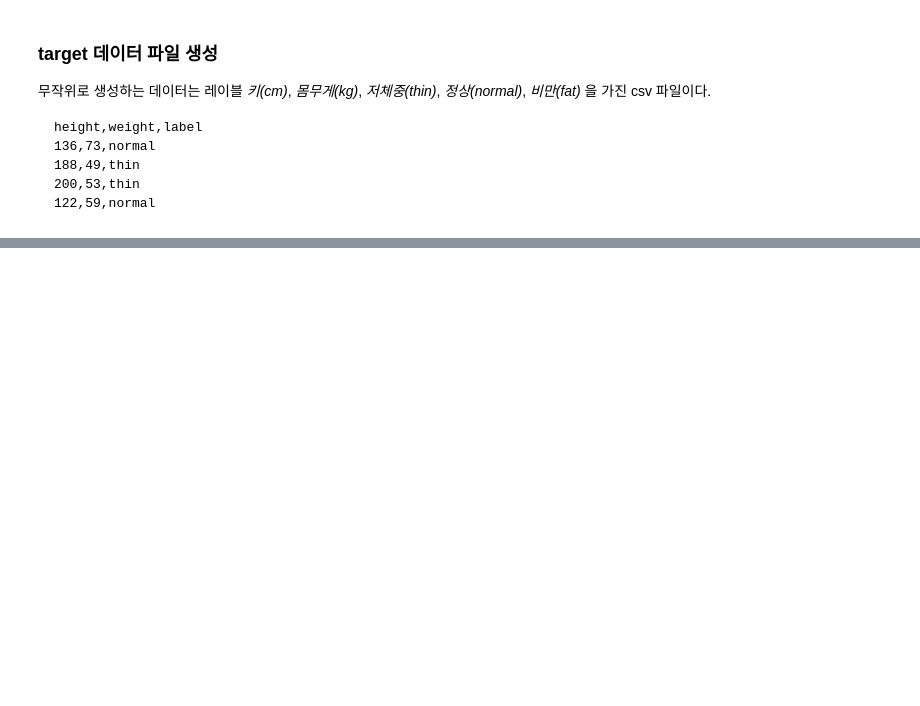
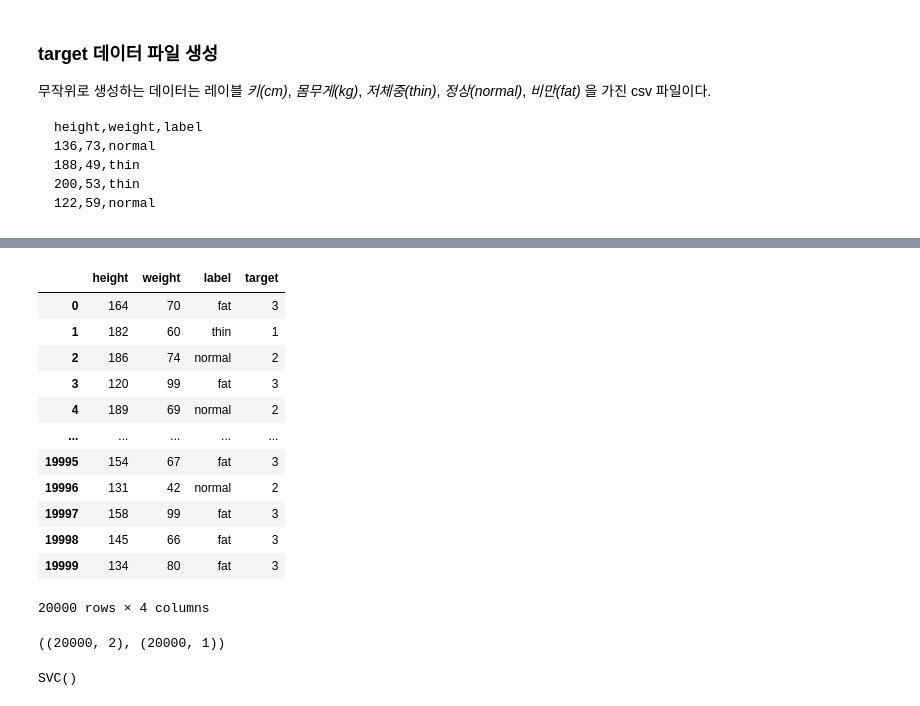
Before and after one commit to krapppp/AI, a Jupyter notebook: python/deep/02자료형태의이해_0.ipynb, the cells around one changed output, grey strips where cells are left out. Saved outputs shown, nothing was run; the diff lists cells and outputs as text; code cells hidden in the pictures; blank space fills up the shorter version.

```diff
--- a/python/deep/02자료형태의이해_0.ipynb
+++ b/python/deep/02자료형태의이해_0.ipynb
@@ -963,0 +1100,18 @@ Name: label, Length: 20000, dtype: int64
+# %%
+df['target']=df['label'].replace({'thin': 1, 'normal':2, 'fat': 3})
+# %%
+df
+# %% [output]
+|  | height | weight | label | target |
+| 0 | 164 | 70 | fat | 3 |
+| 1 | 182 | 60 | thin | 1 |
+| 2 | 186 | 74 | normal | 2 |
+| 3 | 120 | 99 | fat | 3 |
+| 4 | 189 | 69 | normal | 2 |
+| ... | ... | ... | ... | ... |
+| 19995 | 154 | 67 | fat | 3 |
+| 19996 | 131 | 42 | normal | 2 |
+| 19997 | 158 | 99 | fat | 3 |
+| 19998 | 145 | 66 | fat | 3 |
+| 19999 | 134 | 80 | fat | 3 |
+20000 rows × 4 columns
@@ -963,0 +1126,4 @@ Name: label, Length: 20000, dtype: int64
+# %%
+X.shape,y.shape
+# %% [output]
+((20000, 2), (20000, 1))
@@ -963,0 +1132,5 @@ Name: label, Length: 20000, dtype: int64
+# %%
+clf=svm.SVC()
+clf.fit(X,y)
+# %% [output]
+SVC()
```
Also changed, not shown: parts of 41 cells of this notebook, 7 other files.
